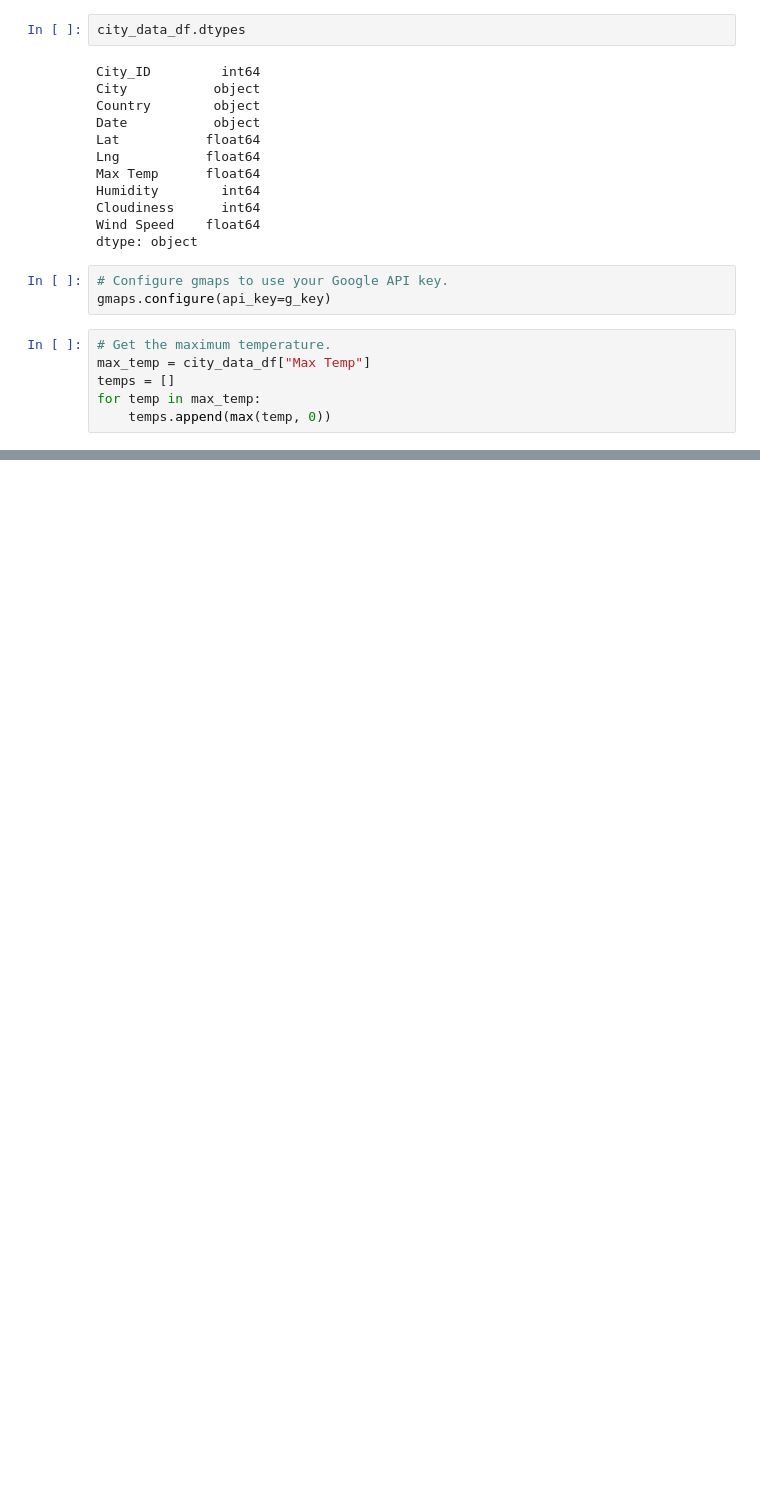
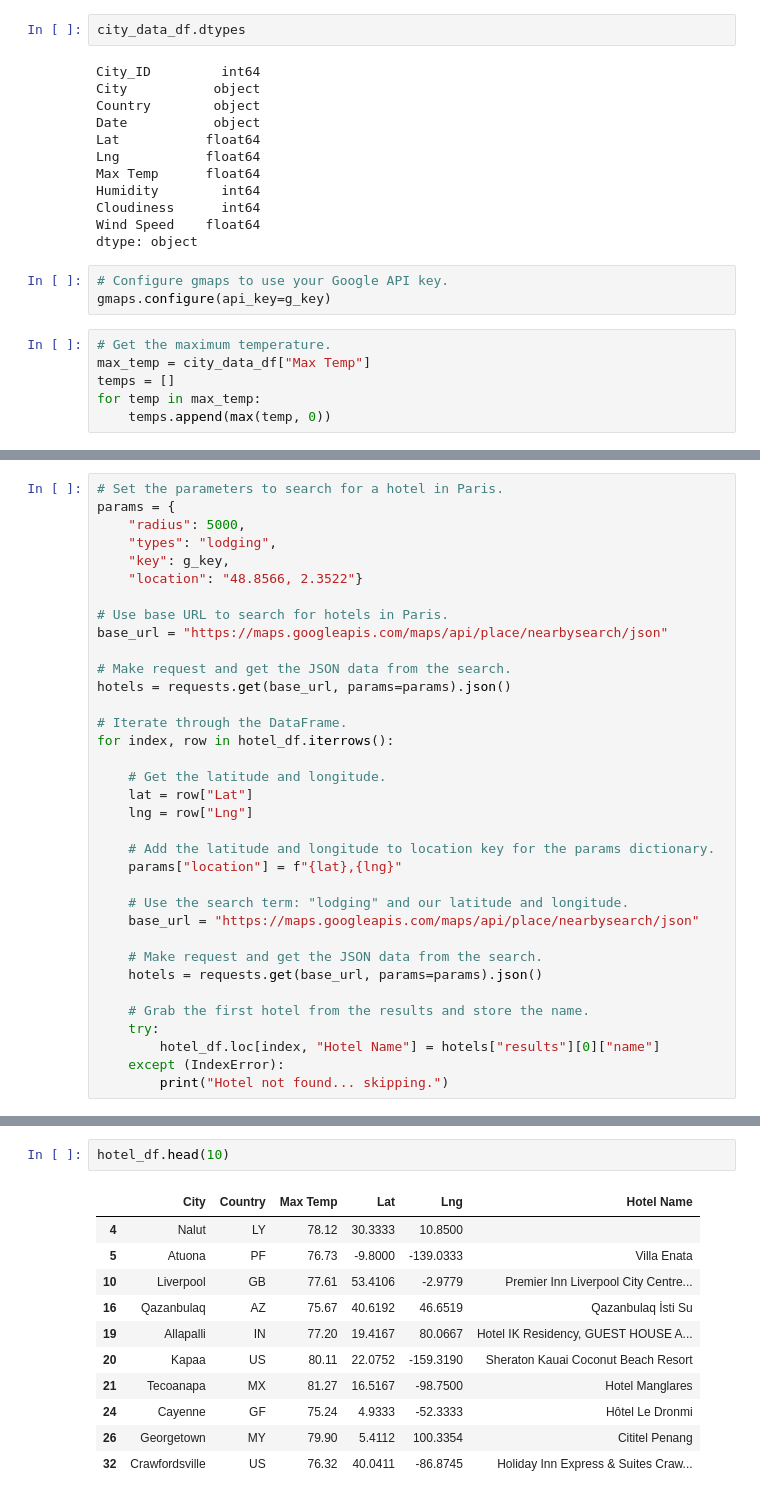
Before and after one commit to Atomic45/World_Weather_Analysis, a Jupyter notebook: VacationPy.ipynb, the cells around one changed output, grey strips where cells are left out. Cells and saved outputs as stored; diff of their text form; blank space fills up the shorter version.

```diff
--- a/VacationPy.ipynb
+++ b/VacationPy.ipynb
@@ -99,0 +249,35 @@ fig
+# %%
+# Set the parameters to search for a hotel in Paris.
+params = {
+    "radius": 5000,
+    "types": "lodging",
+    "key": g_key,
+    "location": "48.8566, 2.3522"}
+
+# Use base URL to search for hotels in Paris.
+base_url = "https://maps.googleapis.com/maps/api/place/nearbysearch/json"
+
+# Make request and get the JSON data from the search.
+hotels = requests.get(base_url, params=params).json()
+
+# Iterate through the DataFrame.
+for index, row in hotel_df.iterrows():
+
+    # Get the latitude and longitude.
+    lat = row["Lat"]
+    lng = row["Lng"]
+
+    # Add the latitude and longitude to location key for the params dictionary.
+    params["location"] = f"{lat},{lng}"
+
+    # Use the search term: "lodging" and our latitude and longitude.
+    base_url = "https://maps.googleapis.com/maps/api/place/nearbysearch/json"
+
+    # Make request and get the JSON data from the search.
+    hotels = requests.get(base_url, params=params).json()
+
+    # Grab the first hotel from the results and store the name.
+    try:
+        hotel_df.loc[index, "Hotel Name"] = hotels["results"][0]["name"]
+    except (IndexError):
+        print("Hotel not found... skipping.")
@@ -99,0 +302,14 @@ fig
+# %%
+hotel_df.head(10)
+# %% [output]
+|  | City | Country | Max Temp | Lat | Lng | Hotel Name |
+| 4 | Nalut | LY | 78.12 | 30.3333 | 10.8500 |  |
+| 5 | Atuona | PF | 76.73 | -9.8000 | -139.0333 | Villa Enata |
+| 10 | Liverpool | GB | 77.61 | 53.4106 | -2.9779 | Premier Inn Liverpool City Centre... |
+| 16 | Qazanbulaq | AZ | 75.67 | 40.6192 | 46.6519 | Qazanbulaq İsti Su |
+| 19 | Allapalli | IN | 77.20 | 19.4167 | 80.0667 | Hotel IK Residency, GUEST HOUSE A... |
+| 20 | Kapaa | US | 80.11 | 22.0752 | -159.3190 | Sheraton Kauai Coconut Beach Resort |
+| 21 | Tecoanapa | MX | 81.27 | 16.5167 | -98.7500 | Hotel Manglares |
+| 24 | Cayenne | GF | 75.24 | 4.9333 | -52.3333 | Hôtel Le Dronmi |
+| 26 | Georgetown | MY | 79.90 | 5.4112 | 100.3354 | Cititel Penang |
+| 32 | Crawfordsville | US | 76.32 | 40.0411 | -86.8745 | Holiday Inn Express & Suites Craw... |
```
Also changed, not shown: parts of 19 cells of this notebook.
